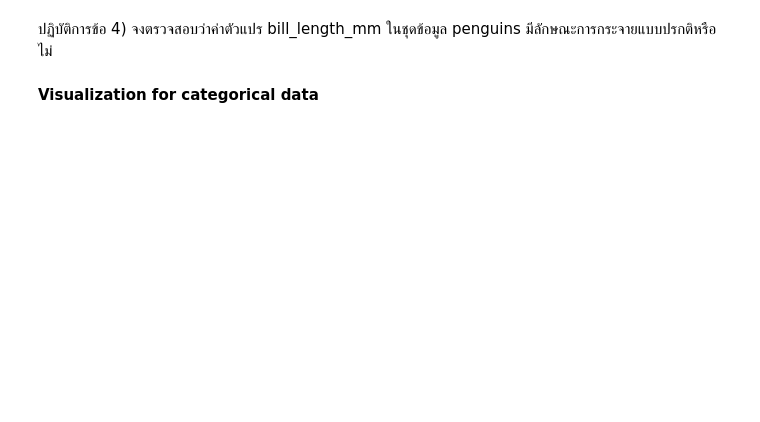
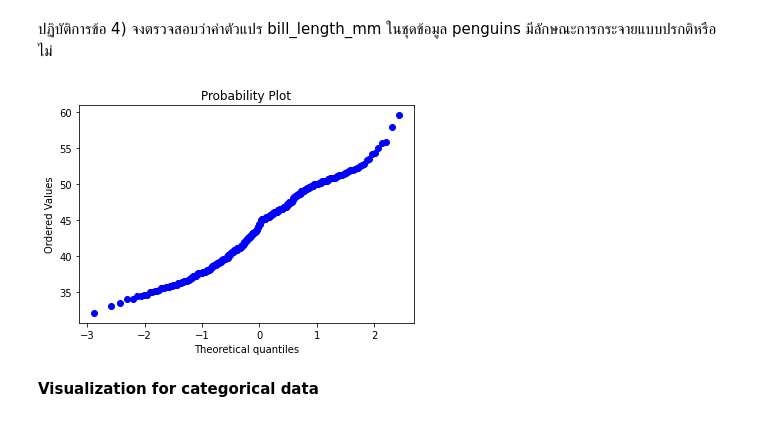
Before and after one commit to tackulus/204426, a Jupyter notebook: Lab_09_610510531.ipynb, the cells around one changed output. Cells and saved outputs as stored; diff of their text form; code cells hidden in the pictures; blank space fills up the shorter version.

```diff
--- a/Lab_09_610510531.ipynb
+++ b/Lab_09_610510531.ipynb
@@ -113,3 +129,8 @@ res = stats.probplot(iris['sepal_length'], dist=stats.norm, plot=plt)
+# %%
+# Answer here!
+res = stats.probplot(penguins.bill_length_mm, dist=stats.norm, plot=plt)
+# %% [output]
+[figure, added]
 # %% [markdown]
 **Visualization for categorical data**
 # %%
```
Also changed, not shown: parts of 20 cells of this notebook.
